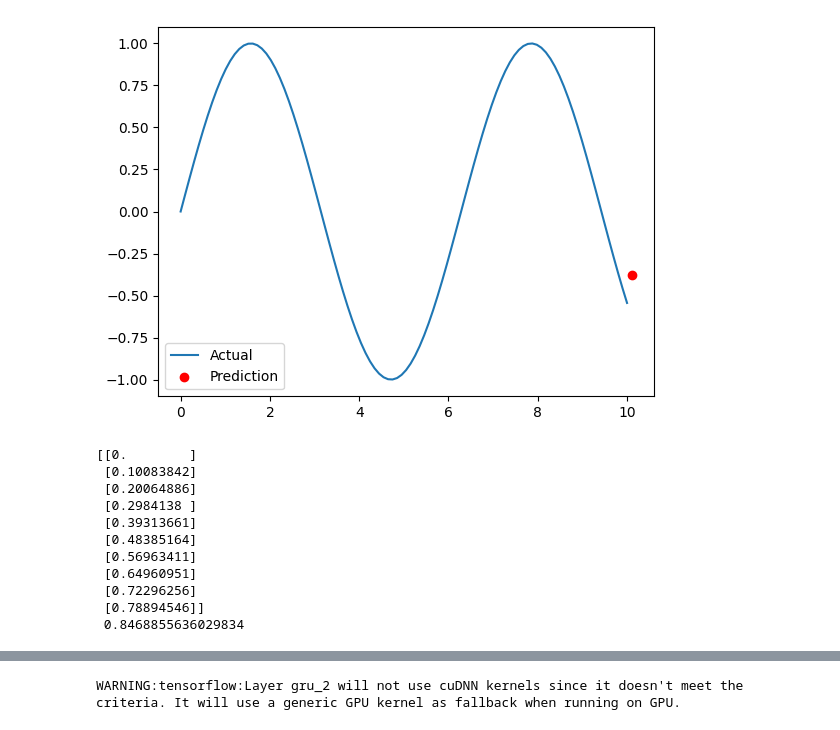
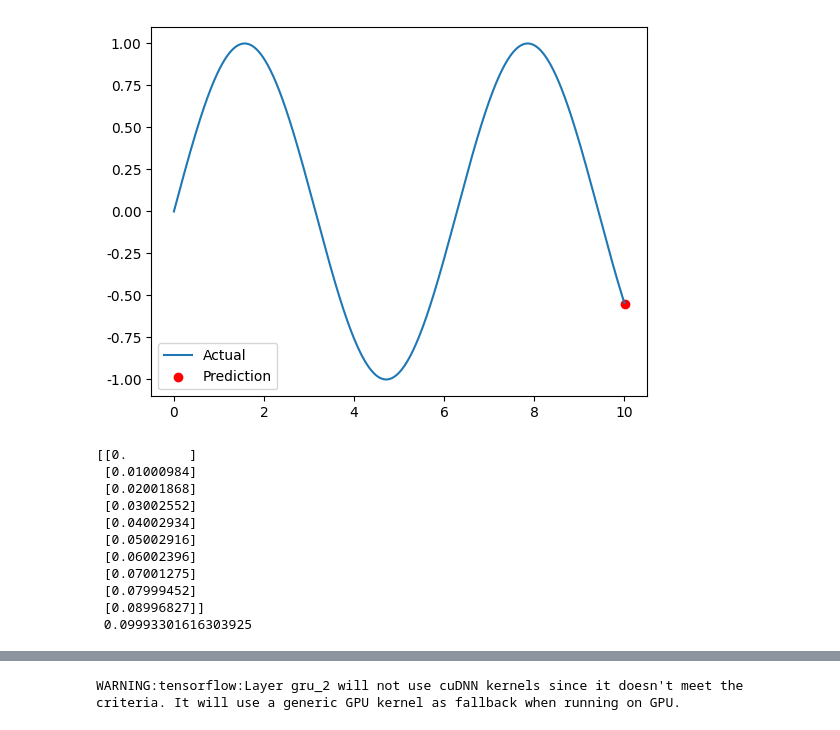
Before and after one commit to business-sixtick/exercise, a Jupyter notebook: deep_learning/recurrent_neural_network.ipynb, the cells around one changed output, grey strips where cells are left out. Cells and saved outputs as stored; diff of their text form; code cells hidden in the pictures.

```diff
--- a/deep_learning/recurrent_neural_network.ipynb
+++ b/deep_learning/recurrent_neural_network.ipynb
@@ -22,7 +22,7 @@ def create_dataset(sequence, n_steps):
     return np.array(X), np.array(y)
 
 # 시계열 데이터 (사인파 예제)
-time_steps = np.linspace(0, 10, 100)
+time_steps = np.linspace(0, 10, 1000)
 sequence = np.sin(time_steps)
 
 # 데이터 준비
@@ -37,7 +37,7 @@ model.add(Dense(1))
 model.compile(optimizer='adam', loss='mse')
 
 # 모델 훈련
-model.fit(X, y, epochs=10, verbose=1)
+model.fit(X, y, epochs=100, verbose=1)
 
 # 예측 및 결과 시각화
 x_input = sequence[-n_steps:]  # 마지막 n_steps 데이터를 입력으로 사용
@@ -72,15 +72,15 @@ Epoch 10/10
-[figure, old version]
+[figure, new version]
 [[0.        ]
- [0.10083842]
- [0.20064886]
- [0.2984138 ]
- [0.39313661]
- [0.48385164]
- [0.56963411]
- [0.64960951]
- [0.72296256]
- [0.78894546]]
- 0.8468855636029834
+ [0.01000984]
+ [0.02001868]
+ [0.03002552]
+ [0.04002934]
+ [0.05002916]
+ [0.06002396]
+ [0.07001275]
+ [0.07999452]
+ [0.08996827]]
+ 0.09993301616303925
 # %%
 model.fit(X, y, epochs=10, verbose=1)
 
```
Also changed, not shown: parts of 1 cell of this notebook, 2 other files.
